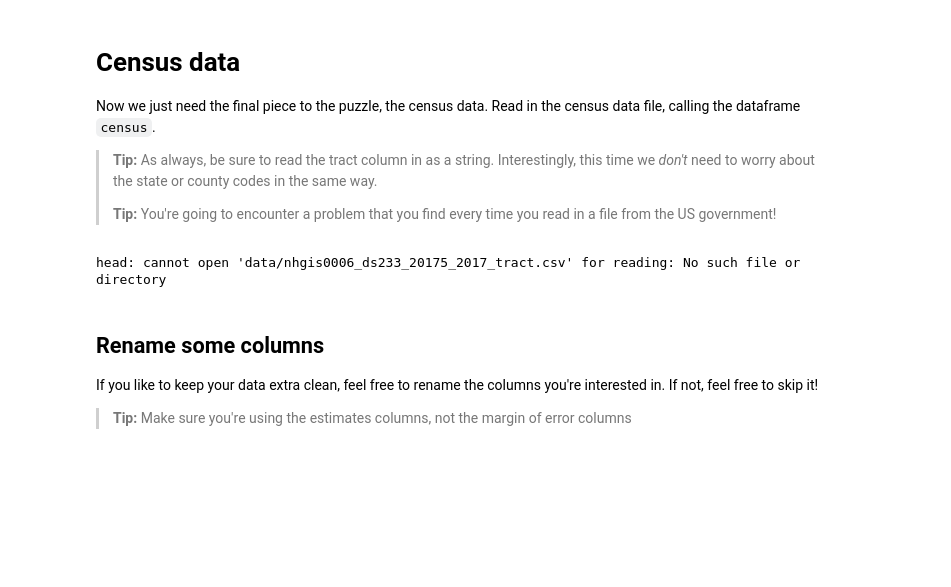
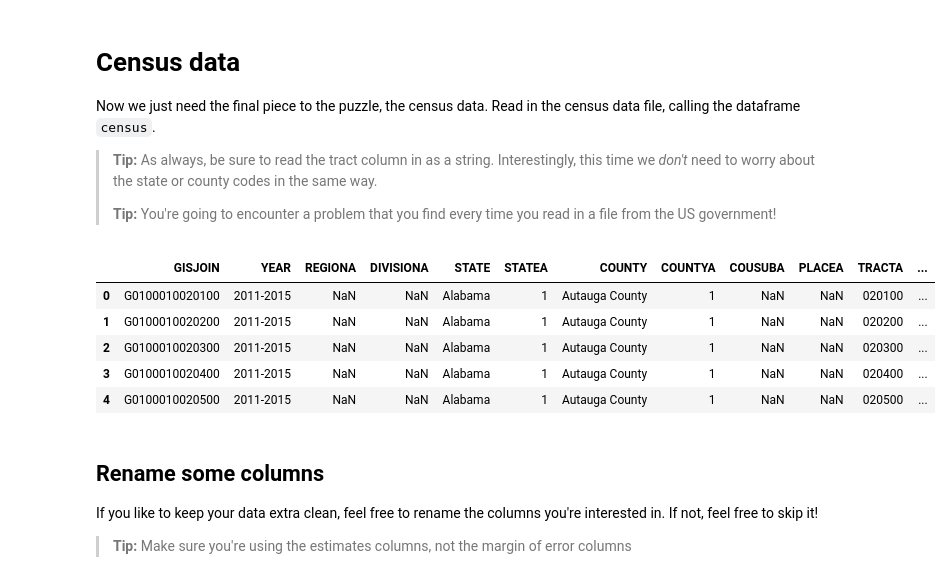
Before and after one commit to fr48/algo-hw, a Jupyter notebook: Reveal Mortgage Analysis - Logistic Regression.ipynb, the cells around one changed output. Drawn from its saved outputs; the diff is of its cells as text; code cells hidden in the pictures; blank space fills up the shorter version.

```diff
--- a/Reveal Mortgage Analysis - Logistic Regression.ipynb
+++ b/Reveal Mortgage Analysis - Logistic Regression.ipynb
@@ -455,11 +516,16 @@ Now we just need the final piece to the puzzle, the census data. Read in the cen
 >
 > **Tip:** You're going to encounter a problem that you find every time you read in a file from the US government!
 # %%
-#philly = pd.read_csv('data/nhgis0006_ds233_20175_2017_tract.csv', dtype={'census_tract':str}, encoding="Latin-1")
-#philly.head(5)
-!head -5 data/nhgis0006_ds233_20175_2017_tract.csv
+#!head -5 data/nhgis0007_ds215_20155_2015_tract.csv
+census = pd.read_csv('data/nhgis0007_ds215_20155_2015_tract.csv', dtype={'TRACTA':str}, encoding="Latin-1")
+census.head(5)
 # %% [output]
-head: cannot open 'data/nhgis0006_ds233_20175_2017_tract.csv' for reading: No such file or directory
+|  | GISJOIN | YEAR | REGIONA | DIVISIONA | STATE | STATEA | COUNTY | COUNTYA | COUSUBA | PLACEA | TRACTA | ... |
+| 0 | G0100010020100 | 2011-2015 | NaN | NaN | Alabama | 1 | Autauga County | 1 | NaN | NaN | 020100 | ... |
+| 1 | G0100010020200 | 2011-2015 | NaN | NaN | Alabama | 1 | Autauga County | 1 | NaN | NaN | 020200 | ... |
+| 2 | G0100010020300 | 2011-2015 | NaN | NaN | Alabama | 1 | Autauga County | 1 | NaN | NaN | 020300 | ... |
+| 3 | G0100010020400 | 2011-2015 | NaN | NaN | Alabama | 1 | Autauga County | 1 | NaN | NaN | 020400 | ... |
+| 4 | G0100010020500 | 2011-2015 | NaN | NaN | Alabama | 1 | Autauga County | 1 | NaN | NaN | 020500 | ... |
 # %% [markdown]
 ## Rename some columns
 
```
Also changed, not shown: parts of 40 cells of this notebook, 2 other files.
